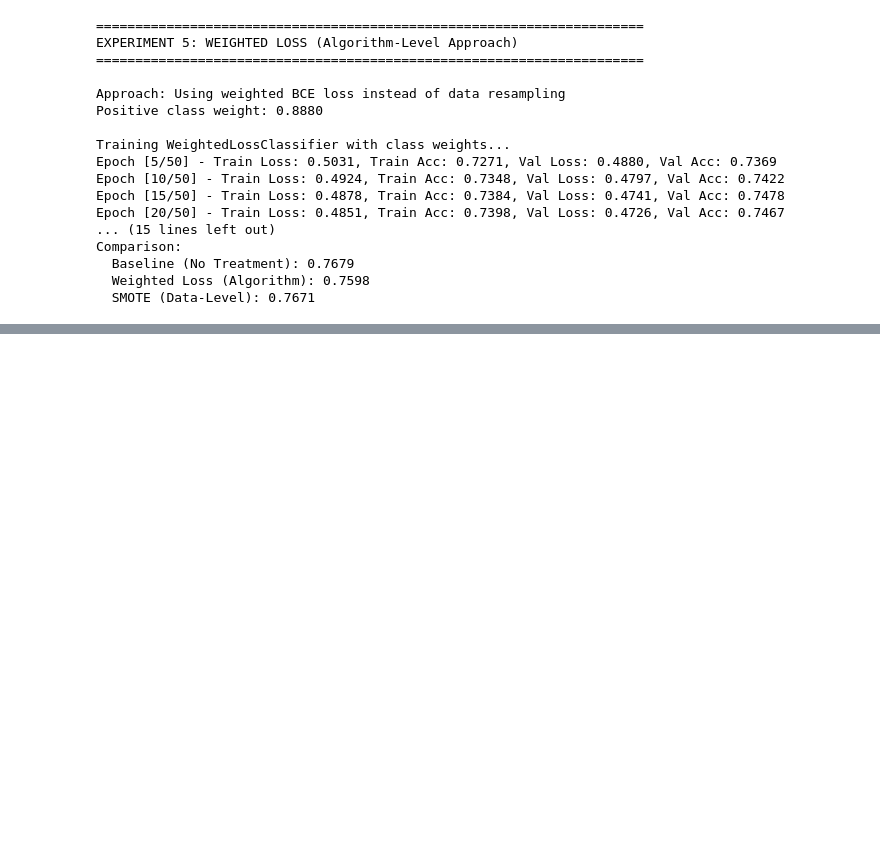
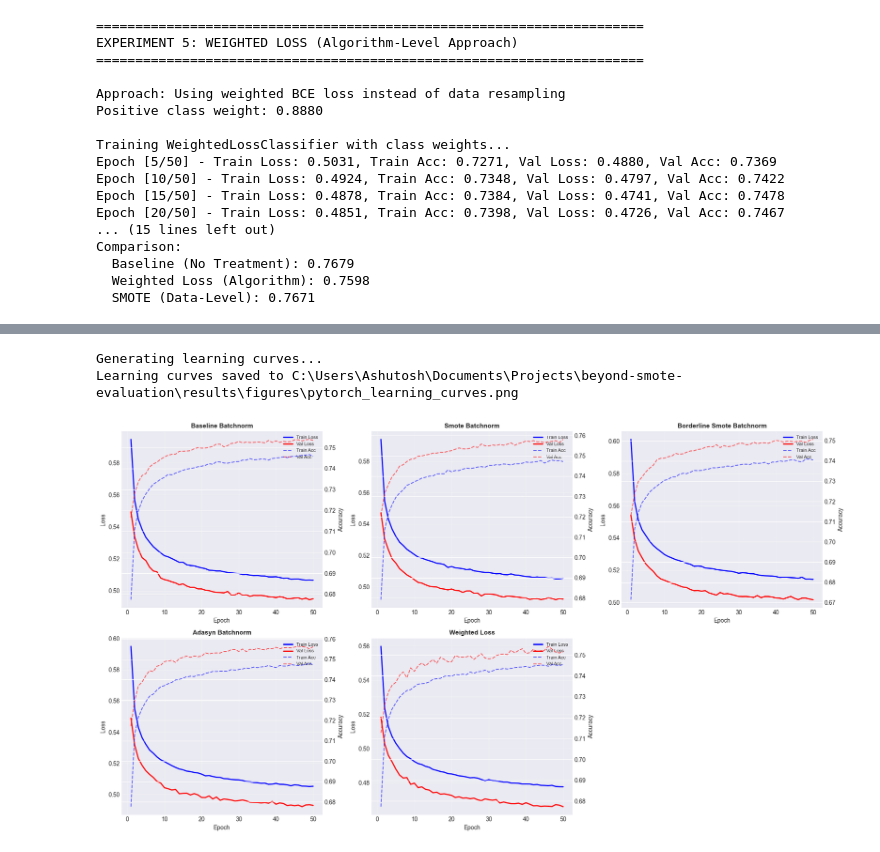
Before and after one commit to ashu-tagore/beyond_smote_evaluation, a Jupyter notebook: notebooks/05_Pytorch_Models.ipynb, the cells around one changed output, grey strips where cells are left out. Cells and saved outputs as stored; diff of their text form; code cells hidden in the pictures; blank space fills up the shorter version.

```diff
--- a/notebooks/05_Pytorch_Models.ipynb
+++ b/notebooks/05_Pytorch_Models.ipynb
@@ -679,0 +793,59 @@ Comparison:
+# %%
+# Cell 12: Visualizing Learning Curves
+# Plotting training and validation loss/accuracy over epochs
+# Learning curves for all PyTorch experiments
+
+print("Generating learning curves...")
+
+# Creating figure with subplots
+fig, axes = plt.subplots(2, 3, figsize=(18, 10))
+axes = axes.flatten()
+
+experiment_names = list(pytorch_results.keys())
+
+for idx, exp_name in enumerate(experiment_names):
+    if idx >= 6:  # Only 5 experiments
+        break
+
+    history = pytorch_results[exp_name]['history']
+
+    ax = axes[idx]
+
+    # Plotting loss
+    epochs_range = range(1, len(history['train_loss']) + 1)
+    ax.plot(epochs_range, history['train_loss'], 'b-', label='Train Loss', linewidth=2)
+    ax.plot(epochs_range, history['val_loss'], 'r-', label='Val Loss', linewidth=2)
+
+    # Adding accuracy on secondary axis
+    ax2 = ax.twinx()
+    ax2.plot(epochs_range, history['train_acc'], 'b--', label='Train Acc', alpha=0.6)
+    ax2.plot(epochs_range, history['val_acc'], 'r--', label='Val Acc', alpha=0.6)
+
+    # Formatting
+    ax.set_xlabel('Epoch', fontsize=10)
+    ax.set_ylabel('Loss', fontsize=10)
+    ax2.set_ylabel('Accuracy', fontsize=10)
+    ax.set_title(exp_name.replace('_', ' ').title(), fontsize=11, fontweight='bold')
+    ax.grid(True, alpha=0.3)
+
+    # Combining legends
+    lines1, labels1 = ax.get_legend_handles_labels()
+    lines2, labels2 = ax2.get_legend_handles_labels()
+    ax.legend(lines1 + lines2, labels1 + labels2, loc='best', fontsize=8)
+
+# Removing extra subplot
+if len(experiment_names) < 6:
+    fig.delaxes(axes[5])
+
+plt.tight_layout()
+
+# Saving
+learning_curves_path = FIGURE_OUTPUT / 'pytorch_learning_curves.png'
+plt.savefig(learning_curves_path, dpi=DPI_VALUE, bbox_inches='tight')
+print(f"Learning curves saved to {learning_curves_path}")
+
+plt.show()
+# %% [output]
+Generating learning curves...
+Learning curves saved to C:\Users\Ashutosh\Documents\Projects\beyond-smote-evaluation\results\figures\pytorch_learning_curves.png
+[figure, added]
```
Also changed, not shown: parts of 4 cells of this notebook.
